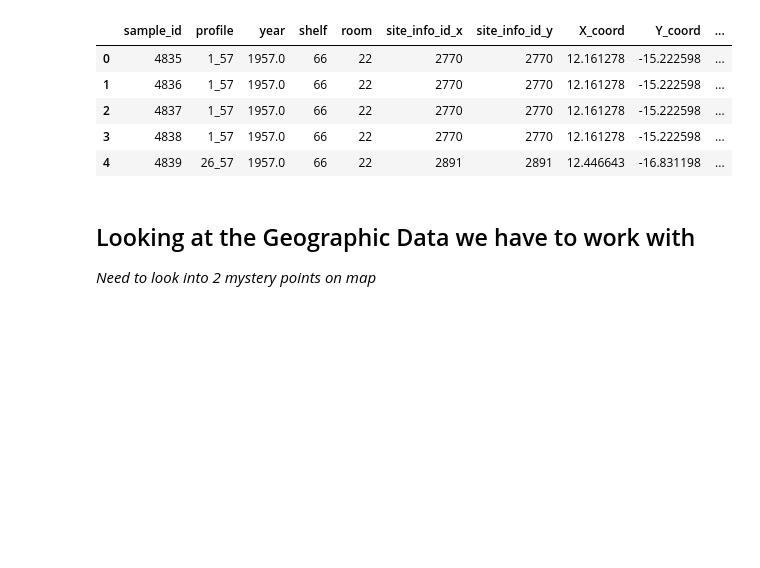
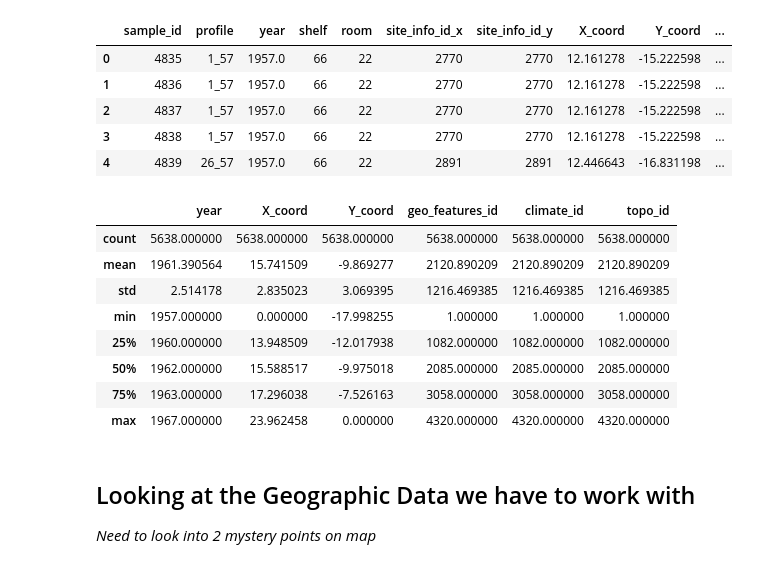
Before and after one commit to inesschwartz/ThesisSoilAngola, a Jupyter notebook: EDA/general_EDA.ipynb, the cells around one changed output. Cells and saved outputs as stored; diff of their text form; code cells hidden in the pictures; blank space fills up the shorter version.

```diff
--- a/EDA/general_EDA.ipynb
+++ b/EDA/general_EDA.ipynb
@@ -169,3 +180,15 @@ sampNsite.head()
+# %%
+sampNsite.describe()
+# %% [output]
+|  | year | X_coord | Y_coord | geo_features_id | climate_id | topo_id |
+| count | 5638.000000 | 5638.000000 | 5638.000000 | 5638.000000 | 5638.000000 | 5638.000000 |
+| mean | 1961.390564 | 15.741509 | -9.869277 | 2120.890209 | 2120.890209 | 2120.890209 |
+| std | 2.514178 | 2.835023 | 3.069395 | 1216.469385 | 1216.469385 | 1216.469385 |
+| min | 1957.000000 | 0.000000 | -17.998255 | 1.000000 | 1.000000 | 1.000000 |
+| 25% | 1960.000000 | 13.948509 | -12.017938 | 1082.000000 | 1082.000000 | 1082.000000 |
+| 50% | 1962.000000 | 15.588517 | -9.975018 | 2085.000000 | 2085.000000 | 2085.000000 |
+| 75% | 1963.000000 | 17.296038 | -7.526163 | 3058.000000 | 3058.000000 | 3058.000000 |
+| max | 1967.000000 | 23.962458 | 0.000000 | 4320.000000 | 4320.000000 | 4320.000000 |
 # %% [markdown]
 ## Looking at the Geographic Data we have to work with
 
```
Also changed, not shown: parts of 7 cells of this notebook, 9 other files.
